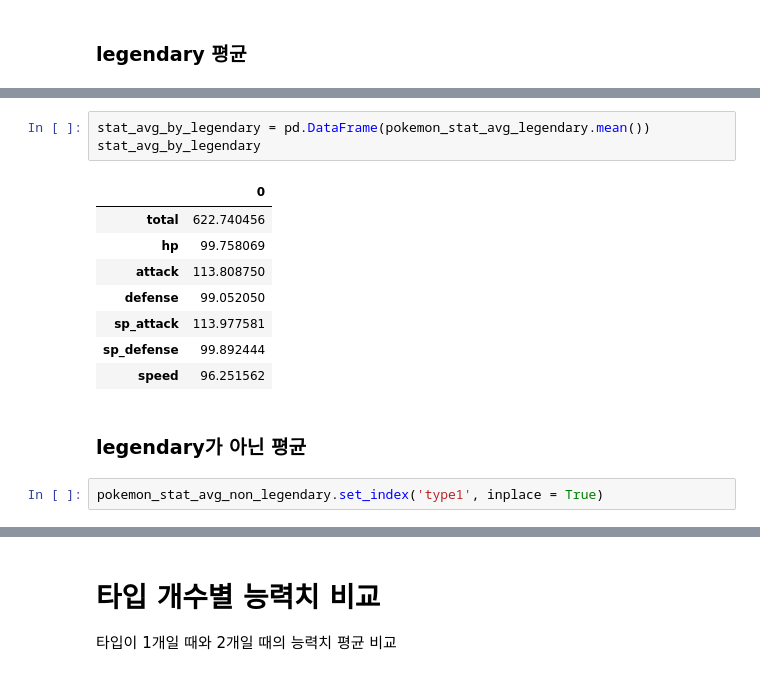
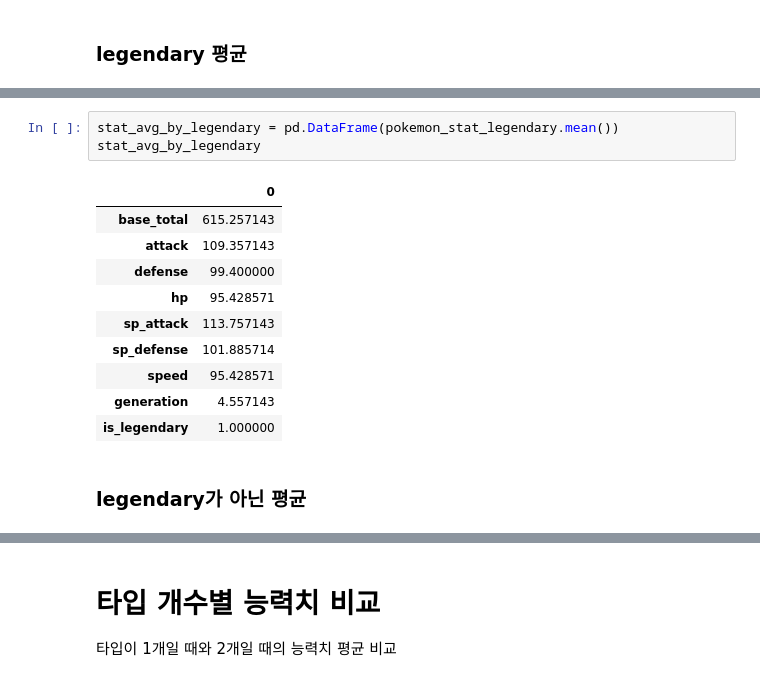
Before and after one commit to HAMJiyoung/Pokemon-EDA, a Jupyter notebook: pokemon.ipynb, the cells around one changed output, grey strips where cells are left out. Saved outputs shown, nothing was run; the diff lists cells and outputs as text.

```diff
--- a/pokemon.ipynb
+++ b/pokemon.ipynb
@@ -812,16 +770,16 @@ pokemon_stat_avg_legendary
 # %%
-stat_avg_by_legendary = pd.DataFrame(pokemon_stat_avg_legendary.mean())
+stat_avg_by_legendary = pd.DataFrame(pokemon_stat_legendary.mean())
 stat_avg_by_legendary
 # %% [output]
 |  | 0 |
-| total | 622.740456 |
-| hp | 99.758069 |
-| attack | 113.808750 |
-| defense | 99.052050 |
-| sp_attack | 113.977581 |
-| sp_defense | 99.892444 |
-| speed | 96.251562 |
+| base_total | 615.257143 |
+| attack | 109.357143 |
+| defense | 99.400000 |
+| hp | 95.428571 |
+| sp_attack | 113.757143 |
+| sp_defense | 101.885714 |
+| speed | 95.428571 |
+| generation | 4.557143 |
+| is_legendary | 1.000000 |
 # %% [markdown]
 ### legendary가 아닌 평균
-# %%
-pokemon_stat_avg_non_legendary.set_index('type1', inplace = True)
```
Also changed, not shown: parts of 13 cells of this notebook.
